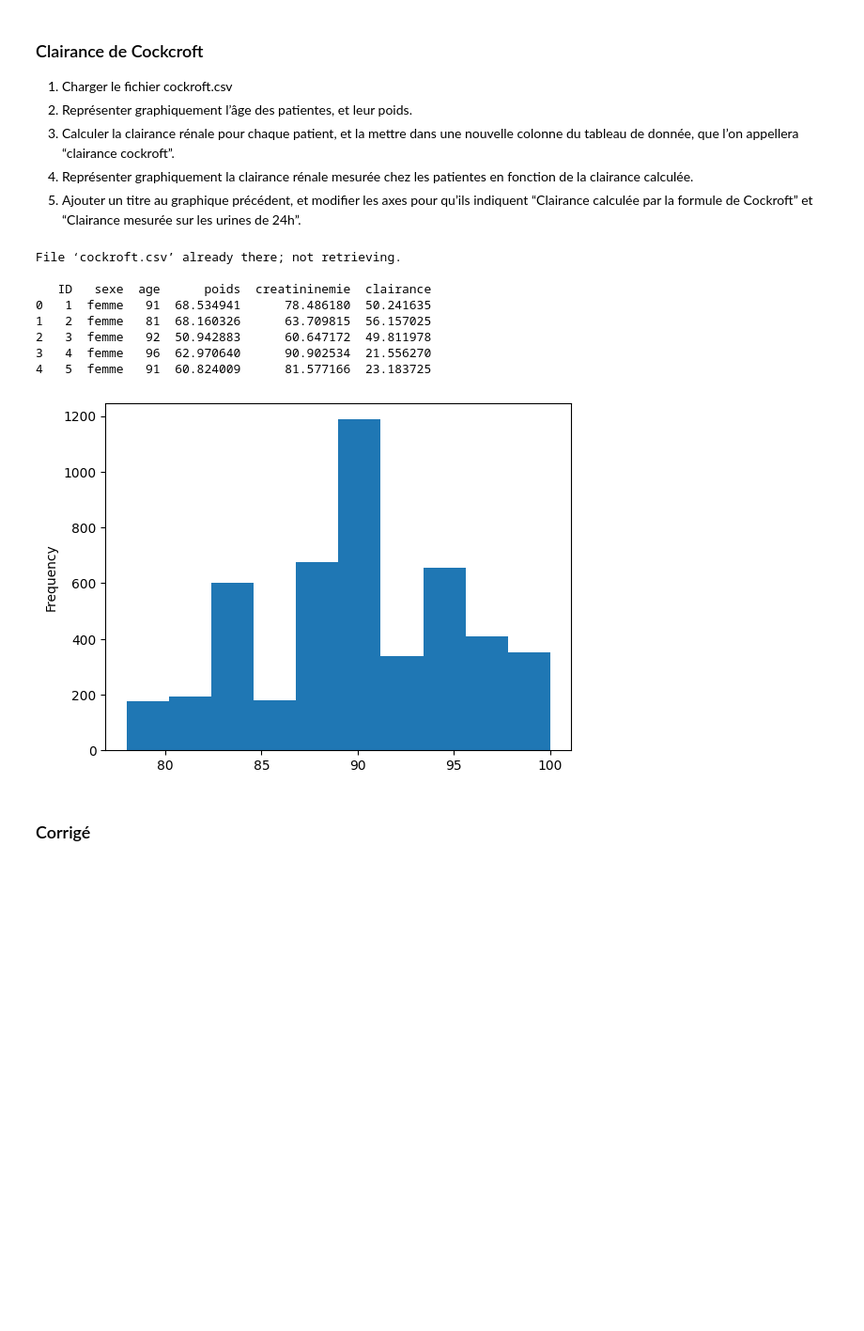
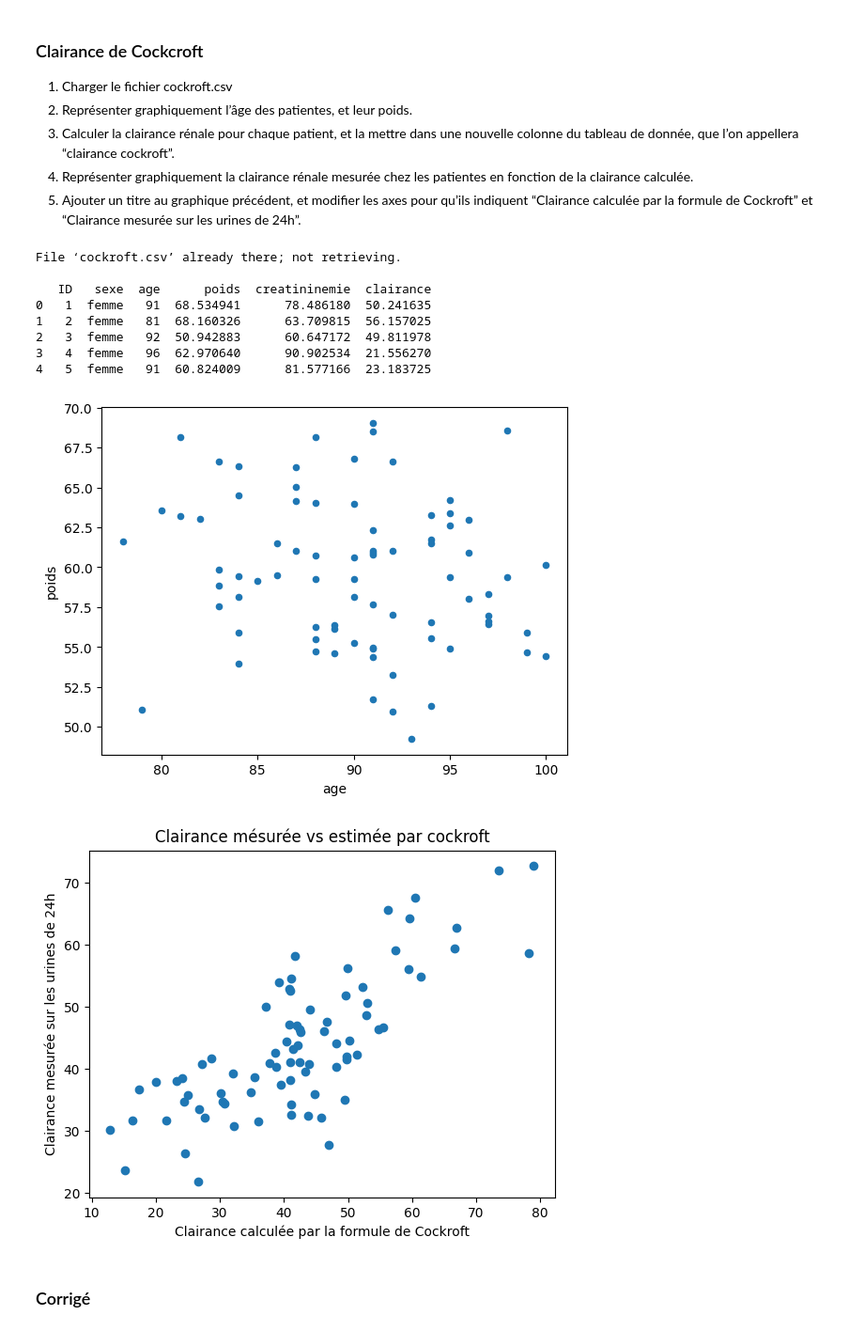
Before and after one commit to basilelt/fouille-de-donnees, a Jupyter notebook: TD2/TD1_Herbicide.ipynb, the cells around one changed output. Shown at 94% size. Drawn from its saved outputs; the diff is of its cells as text; code cells hidden in the pictures; blank space fills up the shorter version.

```diff
--- a/TD2/TD1_Herbicide.ipynb
+++ b/TD2/TD1_Herbicide.ipynb
@@ -488,30 +488,40 @@ plt.show()
 5.  Ajouter un titre au graphique précédent, et modifier les axes pour qu’ils indiquent “Clairance calculée par la formule de Cockroft” et “Clairance mesurée sur les urines de 24h”.
 # %%
 # Votre code ici
+import pandas as pd
+import matplotlib.pyplot as plt
+
 # 1.
 !wget -nc http://germain-forestier.info/dataset/cockroft.csv
 df=pd.read_csv("cockroft.csv")
 print(df.head())
 
 # 2.
-df["age"].plot(kind="hist", weights=df["poids"])
+df.plot(x='age', y='poids', kind="scatter")
 plt.show()
 
 # 3.
+df["clairance cockroft"] = 1.04 * df["poids"] * (140-df["age"]) / df["creatininemie"]
 
 # 4.
+plt.scatter(df["clairance"], df["clairance cockroft"])
 
 # 5.
+plt.title("Clairance mésurée vs estimée par cockroft")
+plt.xlabel("Clairance calculée par la formule de Cockroft")
+plt.ylabel("Clairance mesurée sur les urines de 24h")
+plt.show()
 # %% [output]
 File ‘cockroft.csv’ already there; not retrieving.
 
    ID   sexe  age      poids  creatininemie  clairance
 0   1  femme   91  68.534941      78.486180  50.241635
 1   2  femme   81  68.160326      63.709815  56.157025
 2   3  femme   92  50.942883      60.647172  49.811978
 3   4  femme   96  62.970640      90.902534  21.556270
 4   5  femme   91  60.824009      81.577166  23.183725
-[figure, old version]
+[figure, new version]
+[figure, added]
 # %% [markdown]
  ### Corrigé
 # %%
```
